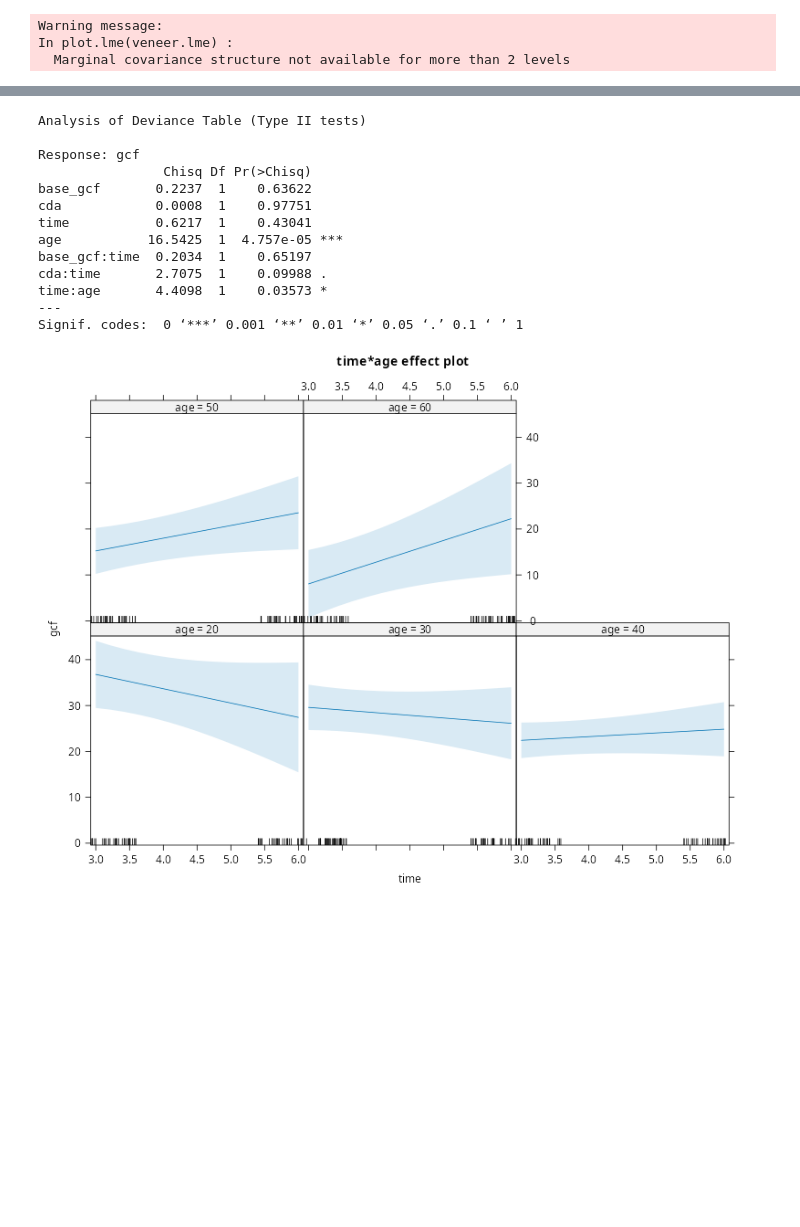
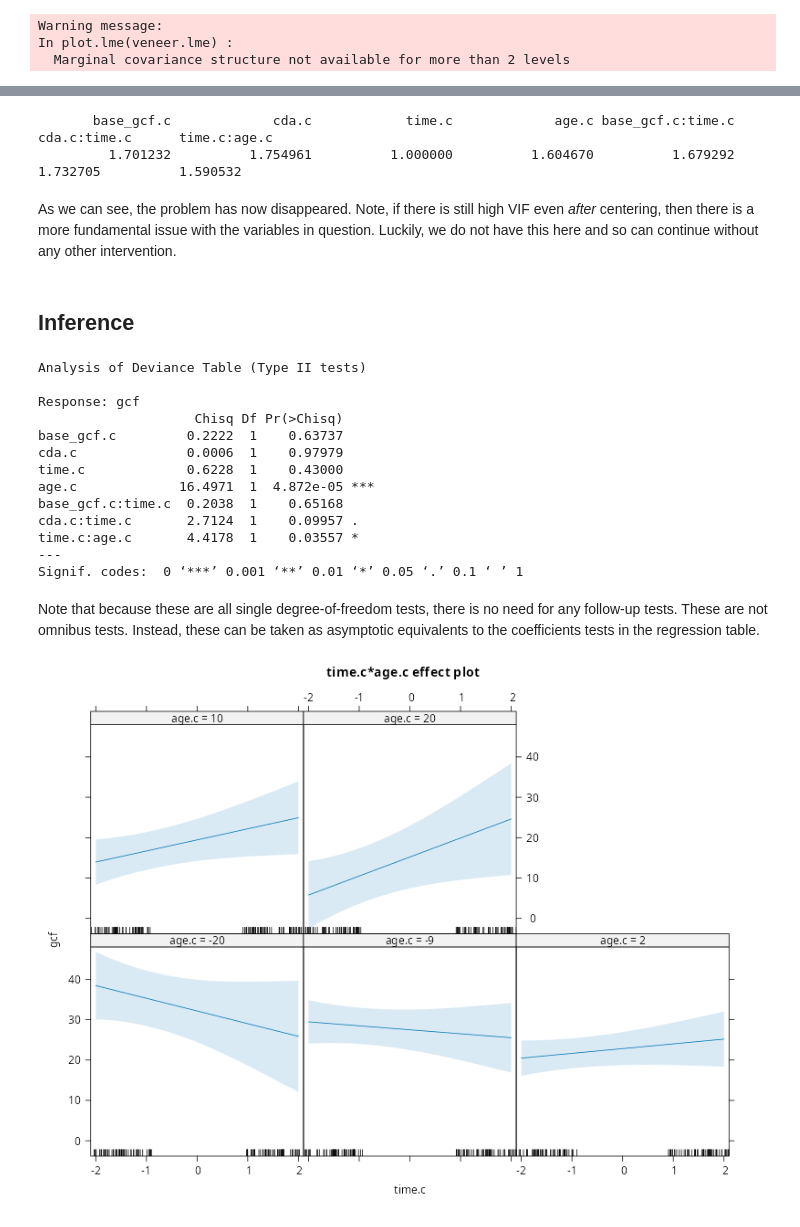
Before and after one commit to PCHN63112-Mixed-Models/mixed-effects-advanced, a Jupyter notebook: _build/jupyter_execute/workshops/veneer-workshop.ipynb, the cells around one changed output, grey strips where cells are left out. Saved outputs shown, nothing was run; the diff lists cells and outputs as text; code cells hidden in the pictures; blank space fills up the shorter version.

```diff
--- a/_build/jupyter_execute/workshops/veneer-workshop.ipynb
+++ b/_build/jupyter_execute/workshops/veneer-workshop.ipynb
@@ -237,6 +303,5 @@ How do we do this? The way `lme()` handles this situation is by passing a `list`
 # %%
-veneer.lme <- lme(fixed   = gcf ~ 1 + base_gcf + cda + time + age +
-                                  time:base_gcf + time:cda + time:age,
+veneer.lme <- lme(fixed   = gcf ~ 1 + base_gcf + cda + time + age + time:base_gcf + time:cda + time:age,
                   random  = list(tooth   = ~ 1,
                                  patient = ~ 1 + time),
                   data    = veneer,
@@ -254,13 +341,3 @@ plot.lme(veneer.lme)
 Warning message:
 In plot.lme(veneer.lme) :
   Marginal covariance structure not available for more than 2 levels
-# %%
-veneer.lme <- lme(fixed   = gcf ~ 1 + base_gcf + cda + time + age +
-                                  time:base_gcf + time:cda + time:age,
-                  random  = list(tooth   = ~ 1,
-                                 patient = ~ 1 + time),
-                  data    = veneer,
-                  control = lmeControl(opt='optim')
-)
-
-plot.lme(veneer.lme)
@@ -272,20 +351,43 @@ In plot.lme(veneer.lme) :
+# %%
+veneer$base_gcf.c <- veneer$base_gcf - mean(veneer$base_gcf)
+veneer$cda.c      <- veneer$cda      - mean(veneer$cda)
+veneer$time.c     <- veneer$time     - mean(veneer$time)
+veneer$age.c      <- veneer$age      - mean(veneer$age)
+
+veneer.lme <- lme(fixed   = gcf ~ 1 + base_gcf.c + cda.c + time.c + age.c + time.c:base_gcf.c + time.c:cda.c + time.c:age.c,
+                  random  = list(tooth   = ~ 1,
+                                 patient = ~ 1 + time.c),
+                  data    = veneer,
+                  control = lmeControl(opt='optim')
+)
+
+vif(veneer.lme)
+# %% [output]
+       base_gcf.c             cda.c            time.c             age.c base_gcf.c:time.c      cda.c:time.c      time.c:age.c
+         1.701232          1.754961          1.000000          1.604670          1.679292          1.732705          1.590532
+# %% [markdown]
+As we can see, the problem has now disappeared. Note, if there is still high VIF even *after* centering, then there is a more fundamental issue with the variables in question. Luckily, we do not have this here and so can continue without any other intervention.
+# %% [markdown]
+## Inference
 # %%
 Anova(veneer.lme)
 # %% [output]
 Analysis of Deviance Table (Type II tests)
 
 Response: gcf
-                Chisq Df Pr(>Chisq)
-base_gcf       0.2237  1    0.63622
-cda            0.0008  1    0.97751
-time           0.6217  1    0.43041
-age           16.5425  1  4.757e-05 ***
-base_gcf:time  0.2034  1    0.65197
-cda:time       2.7075  1    0.09988 .
-time:age       4.4098  1    0.03573 *
+                    Chisq Df Pr(>Chisq)
+base_gcf.c         0.2222  1    0.63737
+cda.c              0.0006  1    0.97979
+time.c             0.6228  1    0.43000
+age.c             16.4971  1  4.872e-05 ***
+base_gcf.c:time.c  0.2038  1    0.65168
+cda.c:time.c       2.7124  1    0.09957 .
+time.c:age.c       4.4178  1    0.03557 *
 ---
 Signif. codes:  0 ‘***’ 0.001 ‘**’ 0.01 ‘*’ 0.05 ‘.’ 0.1 ‘ ’ 1
+# %% [markdown]
+Note that because these are all single degree-of-freedom tests, there is no need for any follow-up tests. These are not omnibus tests. Instead, these can be taken as asymptotic equivalents to the coefficients tests in the regression table.
 # %%
-plot(effect('time:age', veneer.lme))
+plot(effect('time.c:age.c', veneer.lme))
 # %% [output]
-[figure, old version]
+[figure, new version]
```
Also changed, not shown: parts of 25 cells of this notebook, 17 other files.
